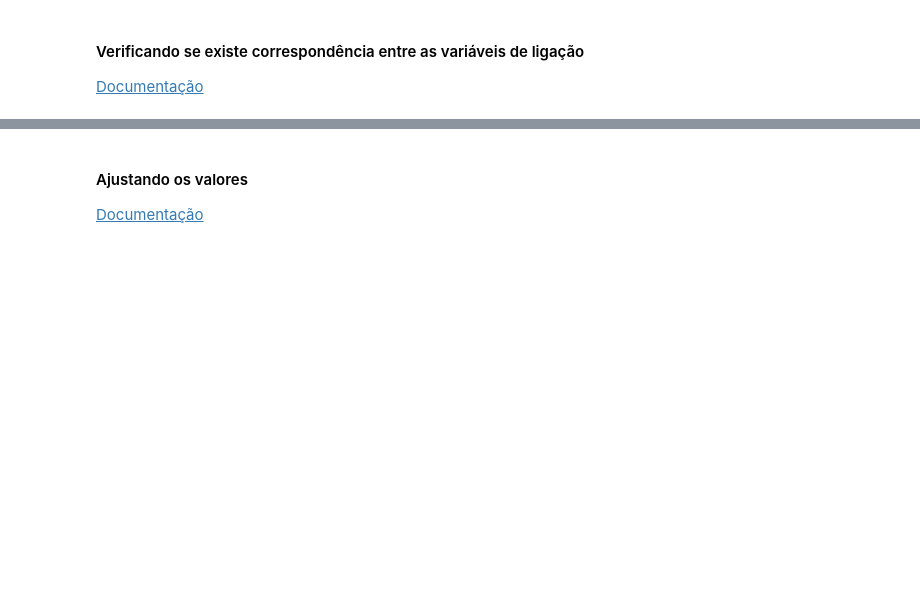
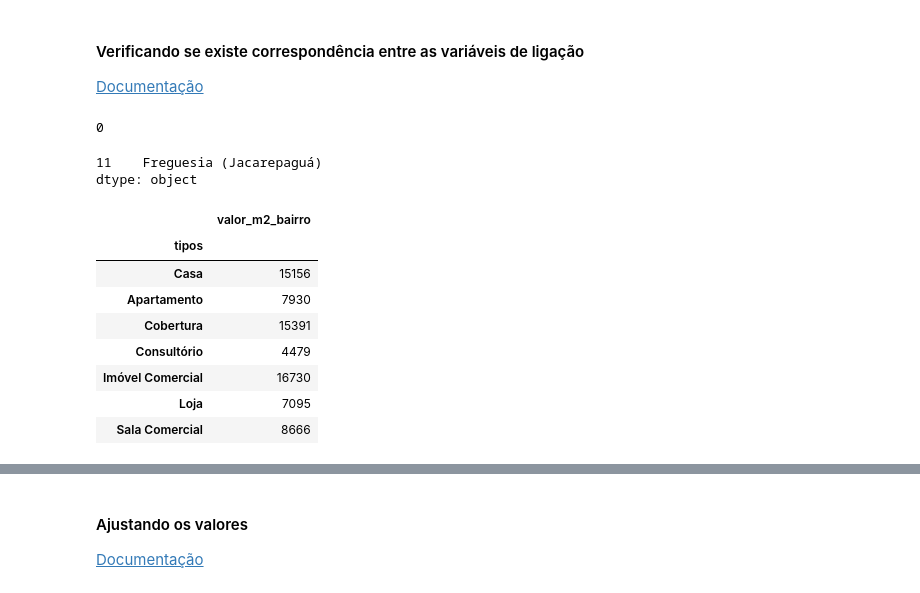
Before and after one commit to biamouras/alura-pandas-ds, a Jupyter notebook: 05_pandas_avancado/05_pandas_avancado.ipynb, the cells around one changed output, grey strips where cells are left out. Saved outputs shown, nothing was run; the diff lists cells and outputs as text; code cells hidden in the pictures; blank space fills up the shorter version.

```diff
--- a/05_pandas_avancado/05_pandas_avancado.ipynb
+++ b/05_pandas_avancado/05_pandas_avancado.ipynb
@@ -584,3 +699,26 @@ pd.concat([dados_normal_listings, dados_highlights_listings], ignore_index = Tru
 #### Verificando se existe correspondência entre as variáveis de ligação
 
 [Documentação](https://pandas.pydata.org/pandas-docs/stable/reference/api/pandas.Series.isin.html)
+# %%
+bairros_amostra.isin(bairros_todos).prod()
+# se todas as observações em amostra estivessem contidas na Series de referência, o produto seria 1
+# %% [output]
+0
+# %%
+bairros_amostra[~bairros_amostra.isin(bairros_todos)]
+# selecionando apenas os resultados falsos, vemos que apenas "Freguesia (Jacarepaguá)" que não está contida
+# %% [output]
+11    Freguesia (Jacarepaguá)
+dtype: object
+# %%
+bairros.loc['Freguesia']
+# %% [output]
+|  | valor_m2_bairro |
+| tipos |  |
+| Casa | 15156 |
+| Apartamento | 7930 |
+| Cobertura | 15391 |
+| Consultório | 4479 |
+| Imóvel Comercial | 16730 |
+| Loja | 7095 |
+| Sala Comercial | 8666 |
```
Also changed, not shown: parts of 17 cells of this notebook.
